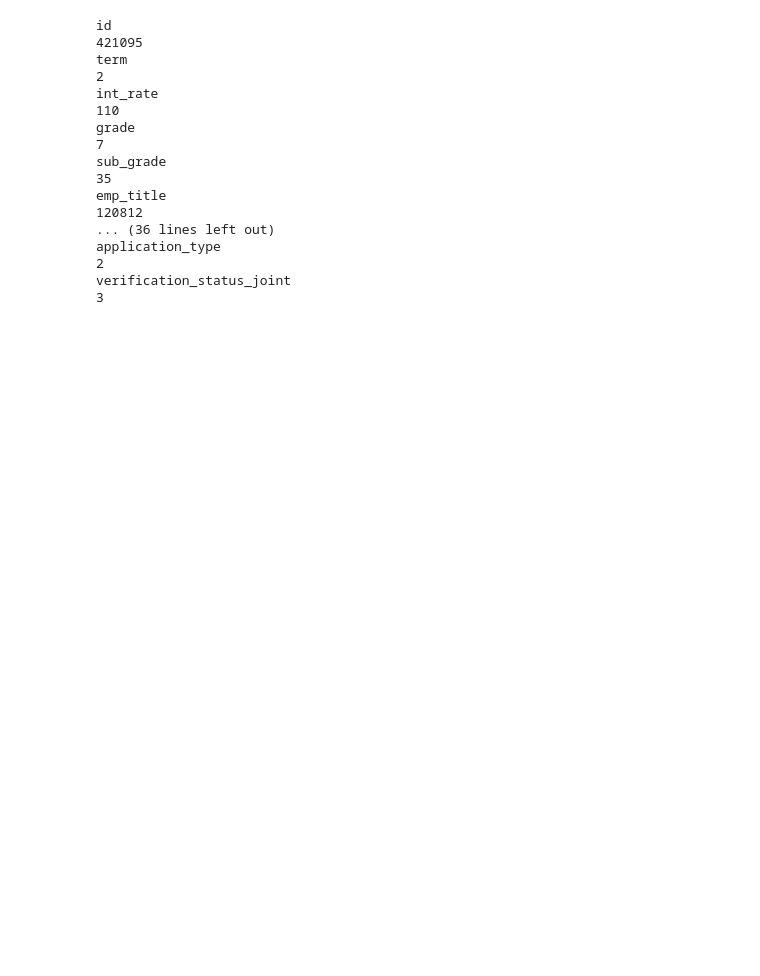
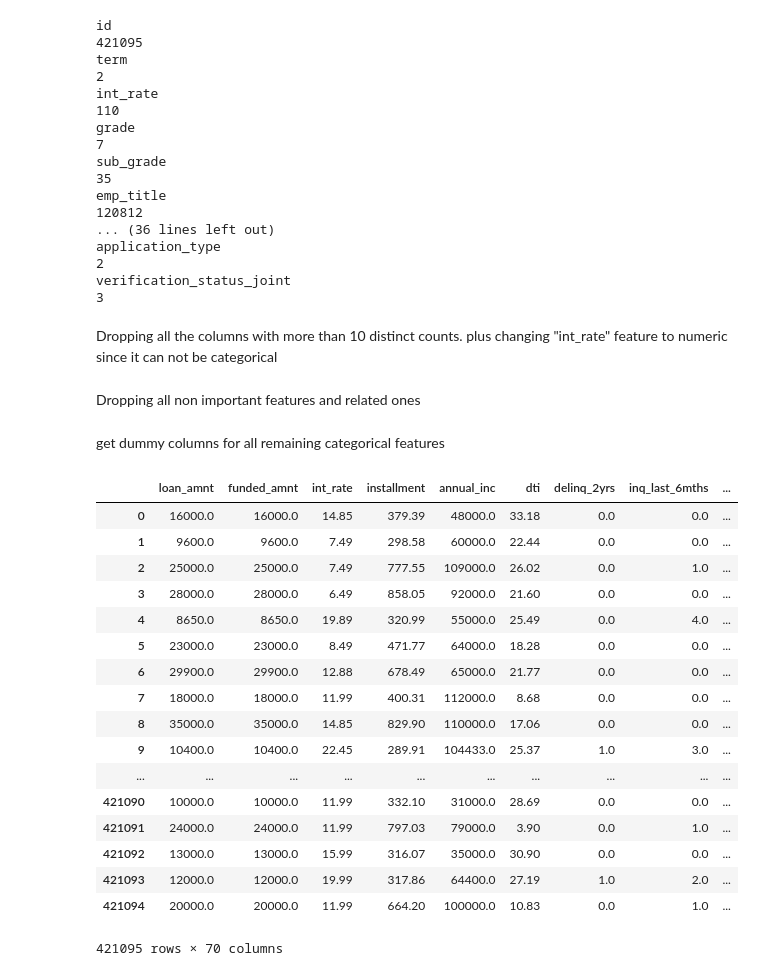
Before and after one commit to romer1979/random-forest-models-guided-example, a Jupyter notebook: random forest models_guided example.ipynb, the cells around one changed output. Saved outputs shown, nothing was run; the diff lists cells and outputs as text; code cells hidden in the pictures; blank space fills up the shorter version.

```diff
--- a/random forest models_guided example.ipynb
+++ b/random forest models_guided example.ipynb
@@ -48,6 +64,8 @@ application_type
 2
 verification_status_joint
 3
+# %% [markdown]
+Dropping all the columns with more than 10 distinct counts. plus changing "int_rate" feature to numeric since it can not be categorical
 # %%
 y2015['int_rate'] = pd.to_numeric(y2015['int_rate'].str.strip('%'), errors='coerce')
 
@@ -55,6 +73,8 @@ y2015['int_rate'] = pd.to_numeric(y2015['int_rate'].str.strip('%'), errors='coer
 y2015.drop(['url', 'emp_title', 'zip_code', 'earliest_cr_line', 'revol_util', 'sub_grade', 'addr_state', 'desc',
             'emp_length', 'issue_d', 'purpose', 'title', 'last_pymnt_d', 'next_pymnt_d', 'last_credit_pull_d'],
            1, inplace=True)
+# %% [markdown]
+Dropping all non important features and related ones
 # %%
 y2015.drop(['id', 'member_id', 'funded_amnt_inv',
        'mths_since_last_delinq',
@@ -78,6 +98,29 @@ y2015.drop(['id', 'member_id', 'funded_amnt_inv',
        'num_tl_30dpd', 'num_tl_90g_dpd_24m', 'num_tl_op_past_12m',
        'pct_tl_nvr_dlq', 'percent_bc_gt_75'],
            1, inplace=True)
+# %% [markdown]
+get dummy columns for all remaining categorical features
+# %%
+pd.get_dummies(y2015)
+# %% [output]
+|  | loan_amnt | funded_amnt | int_rate | installment | annual_inc | dti | delinq_2yrs | inq_last_6mths | ... |
+| 0 | 16000.0 | 16000.0 | 14.85 | 379.39 | 48000.0 | 33.18 | 0.0 | 0.0 | ... |
+| 1 | 9600.0 | 9600.0 | 7.49 | 298.58 | 60000.0 | 22.44 | 0.0 | 0.0 | ... |
+| 2 | 25000.0 | 25000.0 | 7.49 | 777.55 | 109000.0 | 26.02 | 0.0 | 1.0 | ... |
+| 3 | 28000.0 | 28000.0 | 6.49 | 858.05 | 92000.0 | 21.60 | 0.0 | 0.0 | ... |
+| 4 | 8650.0 | 8650.0 | 19.89 | 320.99 | 55000.0 | 25.49 | 0.0 | 4.0 | ... |
+| 5 | 23000.0 | 23000.0 | 8.49 | 471.77 | 64000.0 | 18.28 | 0.0 | 0.0 | ... |
+| 6 | 29900.0 | 29900.0 | 12.88 | 678.49 | 65000.0 | 21.77 | 0.0 | 0.0 | ... |
+| 7 | 18000.0 | 18000.0 | 11.99 | 400.31 | 112000.0 | 8.68 | 0.0 | 0.0 | ... |
+| 8 | 35000.0 | 35000.0 | 14.85 | 829.90 | 110000.0 | 17.06 | 0.0 | 0.0 | ... |
+| 9 | 10400.0 | 10400.0 | 22.45 | 289.91 | 104433.0 | 25.37 | 1.0 | 3.0 | ... |
+| ... | ... | ... | ... | ... | ... | ... | ... | ... | ... |
+| 421090 | 10000.0 | 10000.0 | 11.99 | 332.10 | 31000.0 | 28.69 | 0.0 | 0.0 | ... |
+| 421091 | 24000.0 | 24000.0 | 11.99 | 797.03 | 79000.0 | 3.90 | 0.0 | 1.0 | ... |
+| 421092 | 13000.0 | 13000.0 | 15.99 | 316.07 | 35000.0 | 30.90 | 0.0 | 0.0 | ... |
+| 421093 | 12000.0 | 12000.0 | 19.99 | 317.86 | 64400.0 | 27.19 | 1.0 | 2.0 | ... |
+| 421094 | 20000.0 | 20000.0 | 11.99 | 664.20 | 100000.0 | 10.83 | 0.0 | 1.0 | ... |
+421095 rows × 70 columns
 # %%
 from sklearn import ensemble
 from sklearn.model_selection import cross_val_score
```
Also changed, not shown: parts of 9 cells of this notebook.
